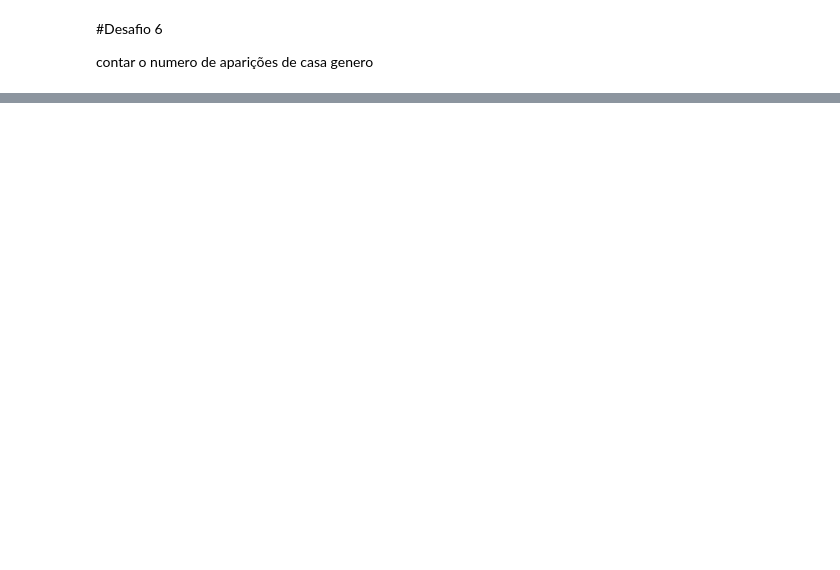
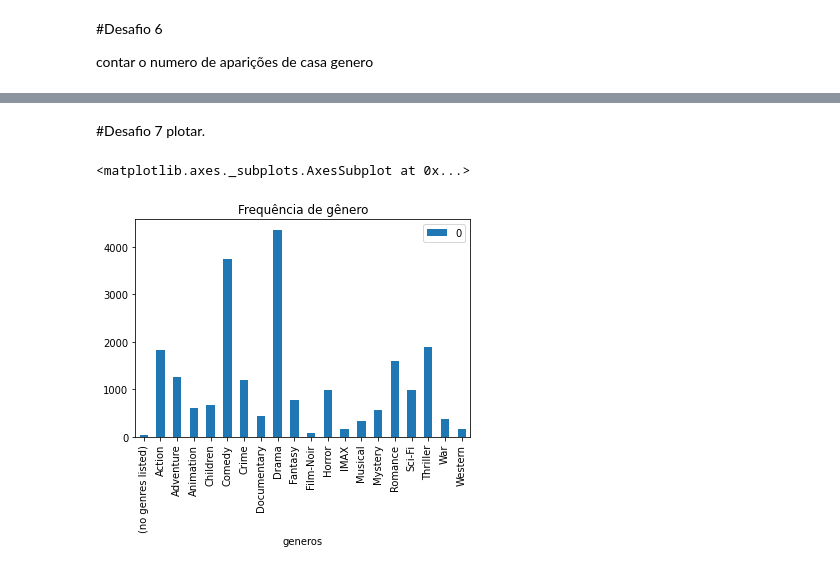
Before and after one commit to RobsonCrLira/QuarentenaDadosAlura, a Jupyter notebook: Aula1.ipynb, the cells around one changed output, grey strips where cells are left out. Cells and saved outputs as stored; diff of their text form; code cells hidden in the pictures; blank space fills up the shorter version.

```diff
--- a/Aula1.ipynb
+++ b/Aula1.ipynb
@@ -170,5 +170,6 @@ lista = []
 for valor in todos_generos.values:
     lista.extend(valor)
 
-filtro = pd.DataFrame(lista).dropna()
-generos  = sorted(filtro[0].unique())
+filtro['generos'] = pd.DataFrame(lista).dropna()
+generos = sorted(filtro[0].unique())
+generos
@@ -182,0 +201,3 @@ dtype: int64
+# %%
+aparicores = filtro.groupby('generos').count()
+aparicores
@@ -182,0 +223,8 @@ dtype: int64
+# %% [markdown]
+#Desafio 7
+plotar.
+# %%
+aparicores.plot(kind="bar", title="Frequência de gênero")
+# %% [output]
+<matplotlib.axes._subplots.AxesSubplot at 0x...>
+[figure, added]
```
Also changed, not shown: parts of 3 cells of this notebook.
